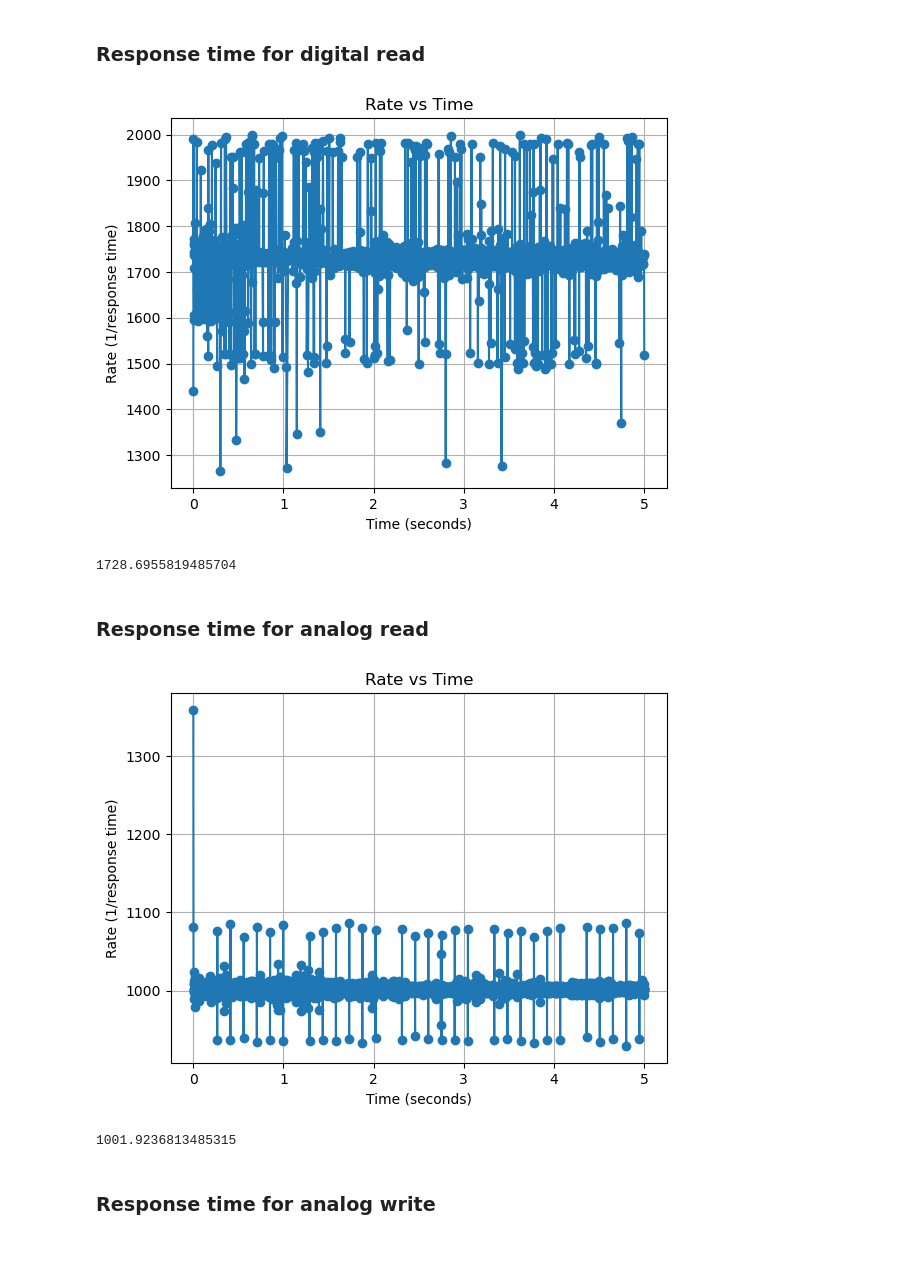
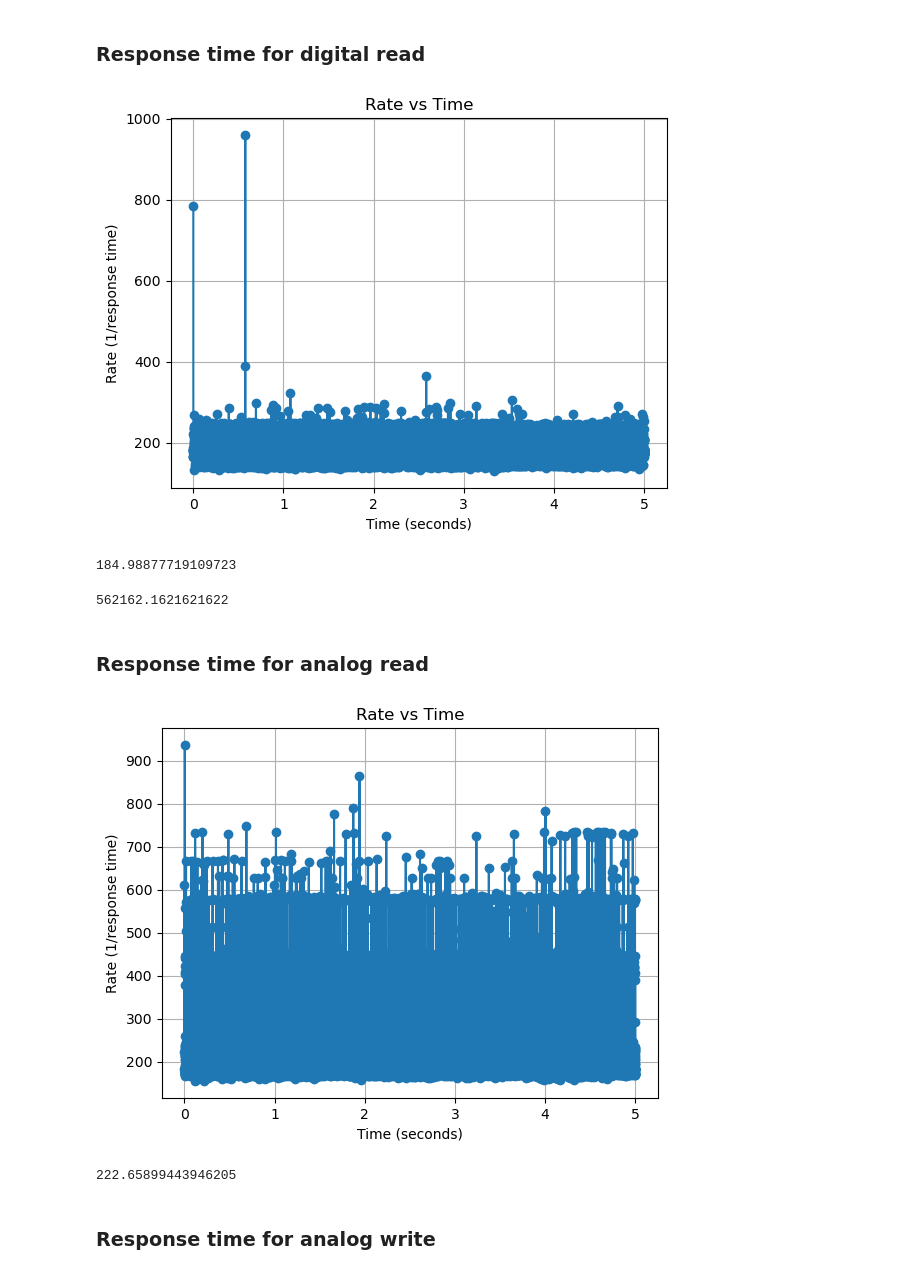
Before and after one commit to verma-rishabh/behavior_gamma, a Jupyter notebook: speed_test.ipynb, the cells around one changed output. Drawn from its saved outputs; the diff is of its cells as text; code cells hidden in the pictures.

```diff
--- a/speed_test.ipynb
+++ b/speed_test.ipynb
@@ -72,44 +72,50 @@ command = struct.pack('>BBBBH', OpMenuByte,0x00,0x00,0x02,0x0001)
 rates = []
 timestamps = []
 start_time = time.time()
+response_time = []
 
 while time.time() - start_time < 5:  # Run for 5 seconds
     try:
 
         ser.flushInput()  # Clear the input buffer
         ser.flushOutput()  # Clear the output buffer
         response_start = time.time()
         # Send the command
         ser.write(command)
 
         # Wait for a response
 
         response = ser.read(7)
         response_end = time.time()
 
         if response:
-            response_time = response_end - response_start
-            rate = 1 / response_time if response_time > 0 else 0  # Avoid division by zero
-            if rate <2000:
-                rates.append(rate)  # Record the rate
-                timestamps.append(time.time() - start_time)  # Record the elapsed time
+            response_ = (response_end - response_start)*1000000 # Convert to microseconds
+            # rate = 1 / response_time if response_time > 0 else 0  # Avoid division by zero
+            # if rate <2000:
+
+            response_time.append(response_)  # Record the rate
+            timestamps.append(time.time() - start_time)  # Record the elapsed time
     except serial.SerialException as e:
         print(f"Error: {e}")
         break
 
 # Plot the graph
-plt.plot(timestamps, rates, marker='o')
+plt.plot(timestamps, response_time, marker='o')
 plt.xlabel('Time (seconds)')
 plt.ylabel('Rate (1/response time)')
 plt.title('Rate vs Time')
 plt.grid()
 plt.show()
 # %% [output]
-[figure, old version]
+[figure, new version]
-# %%
-sum(rates) / len(rates) if rates else 0
-# %% [output]
-1728.6955819485704
+# %%
+sum(response_time) / len(response_time)
+# %% [output]
+184.98877719109723
+# %%
+1/185*1000000*13*8
+# %% [output]
+562162.1621621622
 # %% [markdown]
 ### Response time for analog read
 # %%
@@ -119,9 +125,11 @@ command = struct.pack('>BBBBH', OpMenuByte,0x01,0x00,0x02,0x0001)
 rates = []
 timestamps = []
 start_time = time.time()
+response_time = []
 
 while time.time() - start_time < 5:  # Run for 5 seconds
     try:
+
         ser.flushInput()  # Clear the input buffer
         ser.flushOutput()  # Clear the output buffer
         response_start = time.time()
@@ -134,28 +142,29 @@ while time.time() - start_time < 5:  # Run for 5 seconds
         response_end = time.time()
 
         if response:
-            response_time = response_end - response_start
-            rate = 1 / response_time if response_time > 0 else 0  # Avoid division by zero
-            if rate <2000:
-                rates.append(rate)  # Record the rate
-                timestamps.append(time.time() - start_time)  # Record the elapsed time
+            response_ = (response_end - response_start)*1000000 # Convert to microseconds
+            # rate = 1 / response_time if response_time > 0 else 0  # Avoid division by zero
+            # if rate <2000:
+
+            response_time.append(response_)  # Record the rate
+            timestamps.append(time.time() - start_time)  # Record the elapsed time
     except serial.SerialException as e:
         print(f"Error: {e}")
         break
 
 # Plot the graph
-plt.plot(timestamps, rates, marker='o')
+plt.plot(timestamps, response_time, marker='o')
 plt.xlabel('Time (seconds)')
 plt.ylabel('Rate (1/response time)')
 plt.title('Rate vs Time')
 plt.grid()
 plt.show()
 # %% [output]
-[figure, old version]
+[figure, new version]
-# %%
-sum(rates) / len(rates) if rates else 0
-# %% [output]
-1001.9236813485315
+# %%
+sum(response_time) / len(response_time)
+# %% [output]
+222.65899443946205
 # %% [markdown]
 ### Response time for analog write
 # %%
```
Also changed, not shown: parts of 7 cells of this notebook, 6 other files.
